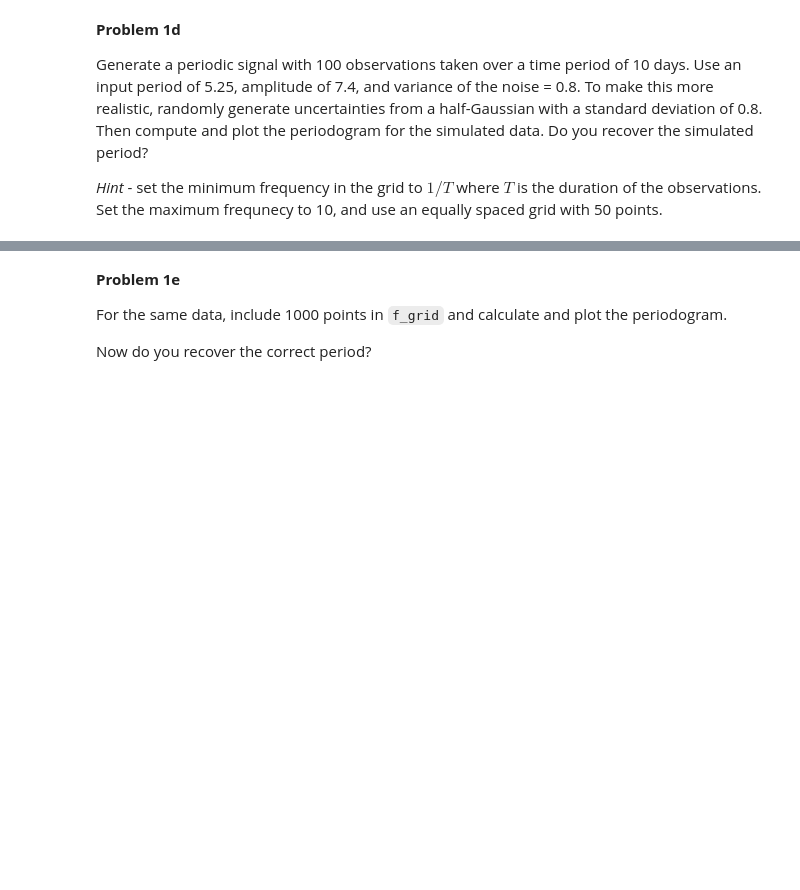
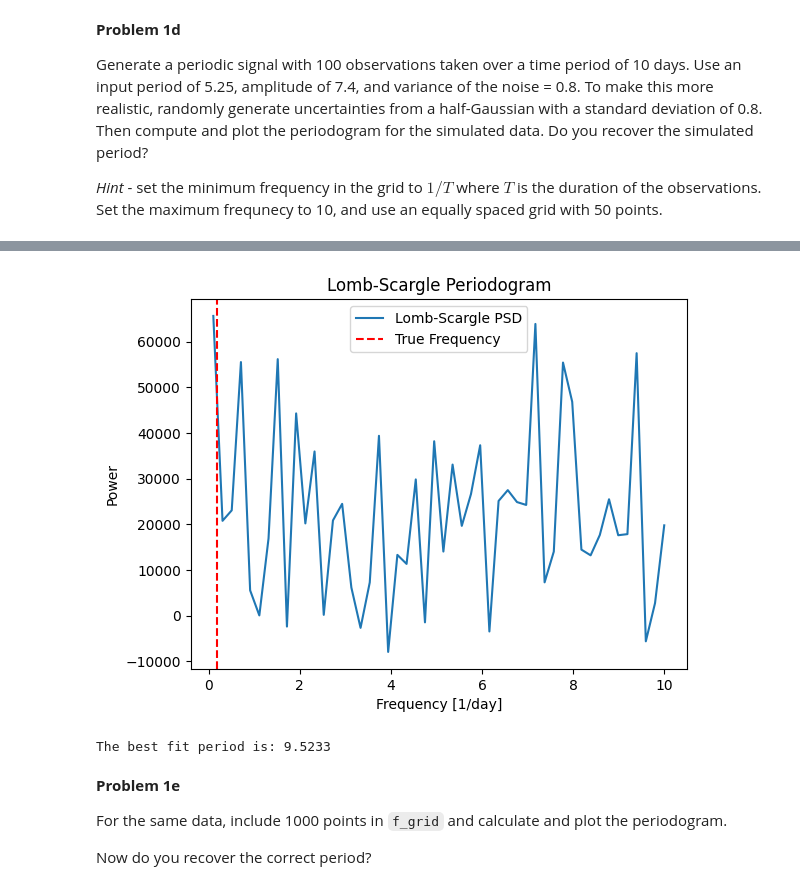
Before and after one commit to ASTR154/time-series, a Jupyter notebook: time-series.ipynb, the cells around one changed output, grey strips where cells are left out. Saved outputs shown, nothing was run; the diff lists cells and outputs as text; code cells hidden in the pictures; blank space fills up the shorter version.

```diff
--- a/time-series.ipynb
+++ b/time-series.ipynb
@@ -32,9 +41,3 @@ plt.plot(  # complete
 Write a function, `chi2`, to calculate the $\chi^2$ given $f$, $A_f$, and $\phi$, for observations $y_n$ with uncertainties $\sigma_{y,n}$ taken at times $t_n$.
 
 *Hint* - it may be helpful to access $A_f$, and $\phi$ from a single variable `theta`, where `a = theta[0]` and `phi = theta[1]`
-# %%
-def chi2(  # complete
-    # complete
-    # complete
-    # complete
-    # complete
@@ -54,10 +100,3 @@ def min_chi2(  # complete
 **Problem 1c**
 
 Write a function, `ls_periodogram`, to calculate the LS periodogram for observations $y$, $\sigma_y$, $t$ over a frequency grid `f_grid`.
-# %%
-def ls_periodogram(  # complete
-    psd =  # complete
-    chi2_0 =  # complete
-    for f_num, f in enumerate(f_grid):
-        psd[f_num] =  # complete
-    return psd
@@ -89,3 +147,24 @@ print("The best fit period is: {:.4f}".format(1. / f_grid[np.argmax(psd_ls)]))
+# %%
+# set up f_grid for ls_periodogram
+f_min = 1 / (max(x) - min(x)) # the smallest fraction possible for minimum f
+f_max = 10
+f_grid = np.linspace(f_min, f_max, 50)
+
+psd_ls = ls_periodogram(x, y, dy, f_grid)
+
+# plot the periodogram (I did not get the correct frequency back :(. )
+plt.plot(f_grid, psd_ls, label="Lomb-Scargle PSD")
+plt.axvline(1/5.25, color='r', linestyle='--', label='True Frequency')
+plt.xlabel("Frequency [1/day]")
+plt.ylabel("Power")
+plt.title("Lomb-Scargle Periodogram")
+plt.legend()
+plt.show()
+
+print("The best fit period is: {:.4f}".format(1. / f_grid[np.argmax(psd_ls)]))
+# %% [output]
+[figure, added]
+The best fit period is: 9.5233
 # %% [markdown]
 **Problem 1e**
 
```
Also changed, not shown: parts of 30 cells of this notebook.
